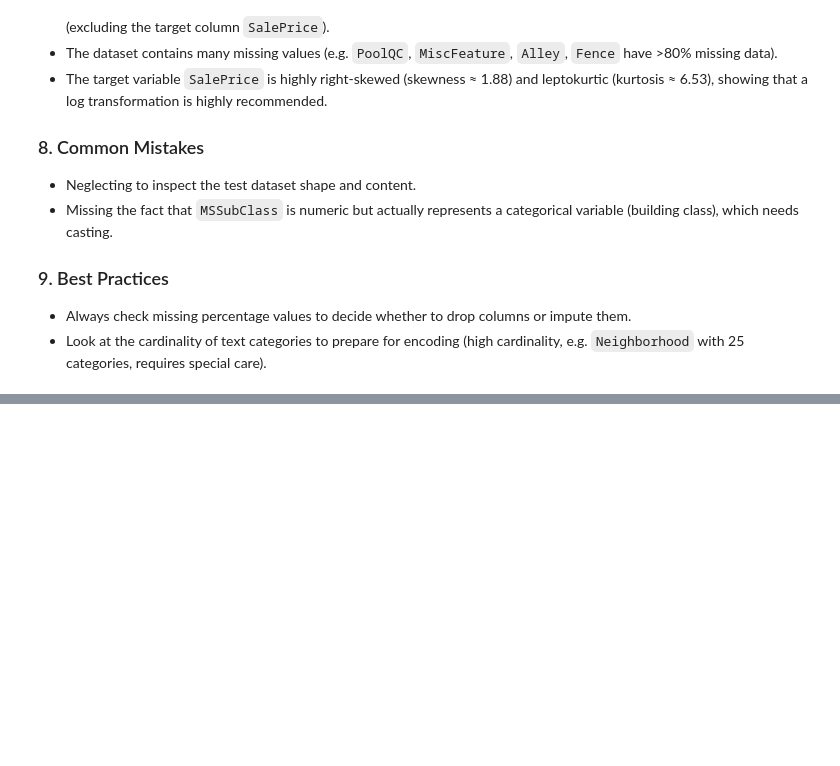
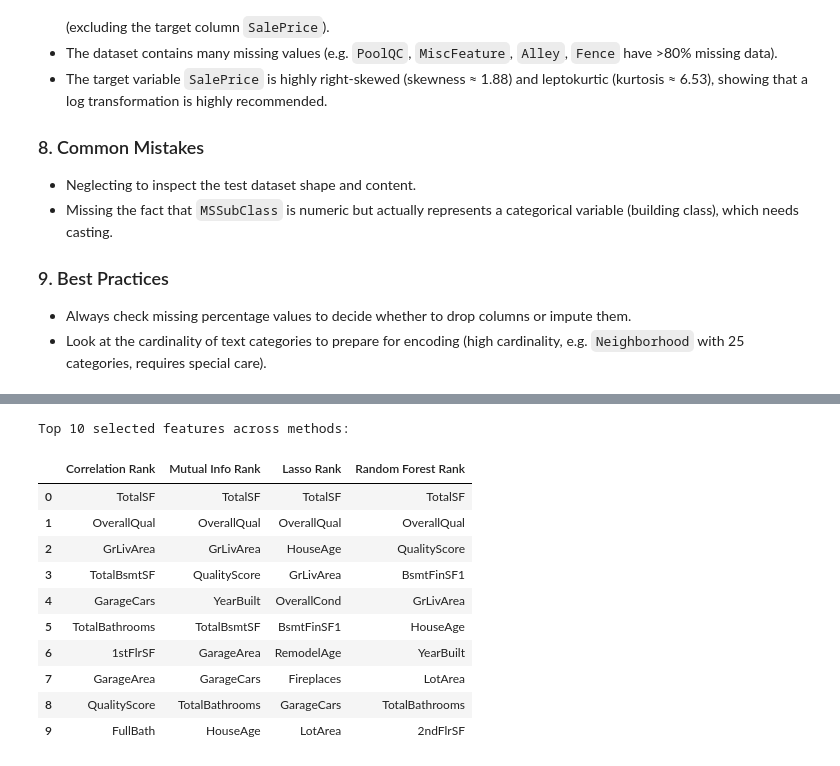
Before and after one commit to Nexo-26/house-price-prediction, a Jupyter notebook: notebooks/house_price_prediction.ipynb, the cells around one changed output, grey strips where cells are left out. Cells and saved outputs as stored; diff of their text form; code cells hidden in the pictures; blank space fills up the shorter version.

```diff
--- a/notebooks/house_price_prediction.ipynb
+++ b/notebooks/house_price_prediction.ipynb
@@ -192,0 +520,53 @@ We read the training and test CSV files using Pandas, display their structural a
+# %%
+from sklearn.feature_selection import mutual_info_regression, SelectKBest
+from sklearn.linear_model import LassoCV
+from sklearn.ensemble import RandomForestRegressor
+from sklearn.preprocessing import StandardScaler
+
+# Prepare numeric dataset for selection demo
+num_df = df_train_eng.select_dtypes(include=[np.number]).dropna()
+X_sel = num_df.drop(columns=["Id", "SalePrice"])
+y_sel = num_df["SalePrice"]
+
+# Standardize variables for fair selection
+scaler = StandardScaler()
+X_sel_scaled = scaler.fit_transform(X_sel)
+
+# 1. Correlation with target
+corr_series = num_df.corr()["SalePrice"].abs().drop(["SalePrice", "Id"]).sort_values(ascending=False)
+
+# 2. Mutual Information
+mi_scores = mutual_info_regression(X_sel_scaled, y_sel, random_state=42)
+mi_series = pd.Series(mi_scores, index=X_sel.columns).sort_values(ascending=False)
+
+# 3. Lasso selection
+lasso = LassoCV(cv=5, random_state=42).fit(X_sel_scaled, np.log1p(y_sel))
+lasso_coefs = pd.Series(lasso.coef_, index=X_sel.columns).abs().sort_values(ascending=False)
+
+# 4. Tree-based Importance
+rf = RandomForestRegressor(n_estimators=100, random_state=42)
+rf.fit(X_sel, y_sel)
+rf_importance = pd.Series(rf.feature_importances_, index=X_sel.columns).sort_values(ascending=False)
+
+# Compare Selectors
+comparison_df = pd.DataFrame({
+    "Correlation Rank": corr_series.index,
+    "Mutual Info Rank": mi_series.index,
+    "Lasso Rank": lasso_coefs.index,
+    "Random Forest Rank": rf_importance.index
+})
+print("Top 10 selected features across methods:")
+display(comparison_df.head(10))
+# %% [output]
+Top 10 selected features across methods:
+|  | Correlation Rank | Mutual Info Rank | Lasso Rank | Random Forest Rank |
+| 0 | TotalSF | TotalSF | TotalSF | TotalSF |
+| 1 | OverallQual | OverallQual | OverallQual | OverallQual |
+| 2 | GrLivArea | GrLivArea | HouseAge | QualityScore |
+| 3 | TotalBsmtSF | QualityScore | GrLivArea | BsmtFinSF1 |
+| 4 | GarageCars | YearBuilt | OverallCond | GrLivArea |
+| 5 | TotalBathrooms | TotalBsmtSF | BsmtFinSF1 | HouseAge |
+| 6 | 1stFlrSF | GarageArea | RemodelAge | YearBuilt |
+| 7 | GarageArea | GarageCars | Fireplaces | LotArea |
+| 8 | QualityScore | TotalBathrooms | GarageCars | TotalBathrooms |
+| 9 | FullBath | HouseAge | LotArea | 2ndFlrSF |
```
Also changed, not shown: parts of 11 cells of this notebook, 6 other files.
